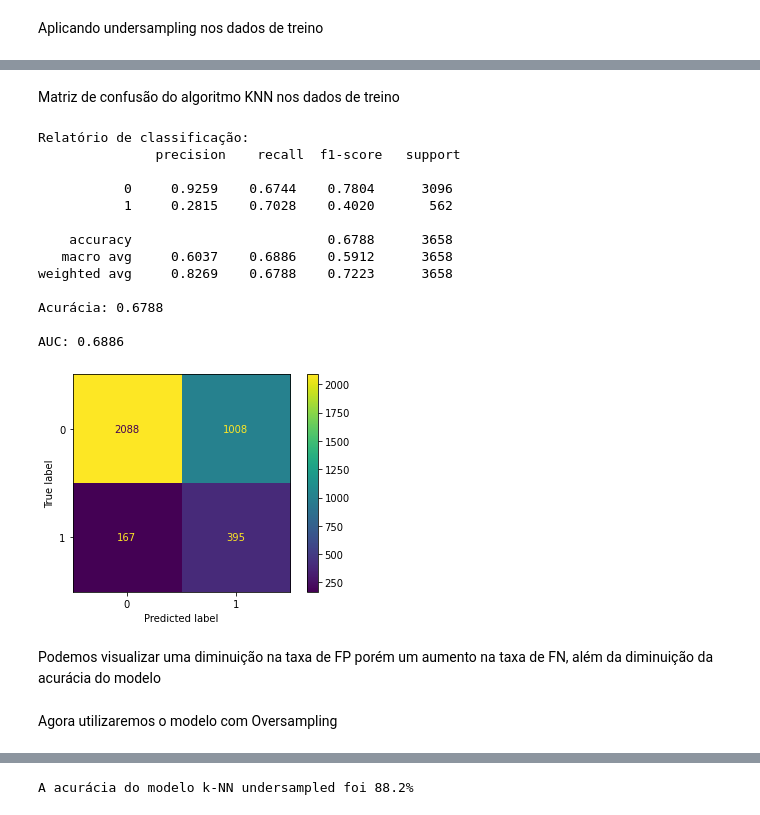
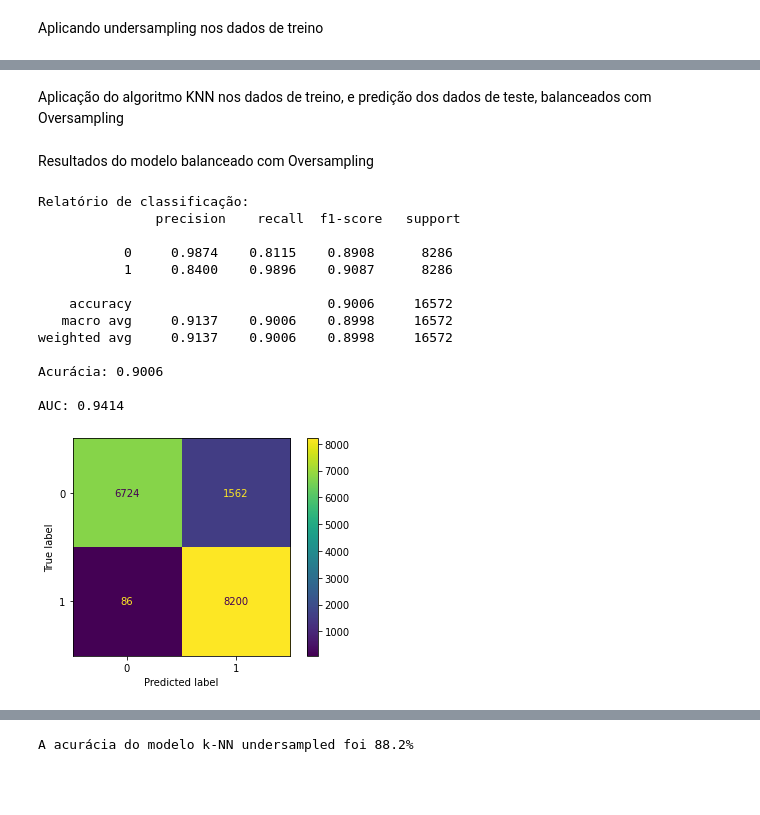
Before and after one commit to NickolasCrema/TB2_DATASCIENCE, a Jupyter notebook: dados.ipynb, the cells around one changed output, grey strips where cells are left out. Cells and saved outputs as stored; diff of their text form; code cells hidden in the pictures; blank space fills up the shorter version.

```diff
--- a/dados.ipynb
+++ b/dados.ipynb
@@ -278,6 +282,6 @@ df.drop(['job'], axis=1, inplace=True)
 # %%
 df.drop(['number_of_contacts_performed_during_campaign'], axis=1, inplace=True)
 # %%
-df= df[df['balance'] > 1000]
+df= df[df['balance'] > 0]
 df
 # %% [output]
@@ -354,9 +356,9 @@ one_sided_selection = OneSidedSelection()
 # %% [markdown]
 Aplicando undersampling nos dados de treino
 # %%
-x_rus_train, y_rus_train = under_sampler.fit_resample(x_train, y_train)
-# x_rus_train, y_rus_train = near_miss.fit_resample(x_rus_train, y_rus_train)
-# x_rus_train, y_rus_train = one_sided_selection.fit_resample(x_rus_train, y_rus_train)
+y_int = y.astype(int)
+x_rus, y_rus = under_sampler.fit_resample(x, y_int)
+x_rus_train, x_rus_test, y_rus_train, y_rus_test = train_test_split(x_rus, y_rus, stratify=y_rus, shuffle=True)
 print(pd.Series(y_rus_train).value_counts())
 sns.countplot(x=y_rus_train)
 # %% [output]
@@ -373,0 +402,5 @@ y_rus_proba = knn.predict_proba(x_test)
+# %%
+x_ros, y_ros = over_sampler.fit_resample(x, y_int)
+x_ros_train, x_ros_test, y_ros_train, y_ros_test = train_test_split(x_ros, y_ros, stratify=y_ros, shuffle=True)
+print(pd.Series(y_ros_train).value_counts())
+sns.countplot(x=y_ros_train)
@@ -374,26 +413,28 @@ y_rus_proba = knn.predict_proba(x_test)
 # %% [markdown]
-Matriz de confusão do algoritmo KNN nos dados de treino
+Aplicação do algoritmo KNN nos dados de treino, e predição dos dados de teste, balanceados com Oversampling
+# %%
+knn.fit(x_ros_train, y_ros_train)
+y_ros_pred = knn.predict(x_ros_test)
+y_ros_proba = knn.predict_proba(x_ros_test)[:,1]
+# %% [markdown]
+Resultados do modelo balanceado com Oversampling
 # %%
-ConfusionMatrixDisplay(confusion_matrix=confusion_matrix(y_test, y_rus_pred)).plot()
-print('Relatório de classificação: \n', classification_report(y_test, y_rus_pred, digits=4))
-print('Acurácia: {:.4f}\n'.format(accuracy_score(y_test, y_rus_pred)))
-print("AUC: {:.4f}\n".format(roc_auc_score(y_test, y_rus_pred)))
+ConfusionMatrixDisplay(confusion_matrix=confusion_matrix(y_ros_test, y_ros_pred)).plot()
+print('Relatório de classificação: \n', classification_report(y_ros_test, y_ros_pred, digits=4))
+print('Acurácia: {:.4f}\n'.format(accuracy_score(y_ros_test, y_ros_pred)))
+print("AUC: {:.4f}\n".format(roc_auc_score(y_ros_test, y_ros_proba)))
 # %% [output]
 Relatório de classificação:
                precision    recall  f1-score   support
 
-           0     0.9259    0.6744    0.7804      3096
-           1     0.2815    0.7028    0.4020       562
+           0     0.9874    0.8115    0.8908      8286
+           1     0.8400    0.9896    0.9087      8286
 
-    accuracy                         0.6788      3658
-   macro avg     0.6037    0.6886    0.5912      3658
-weighted avg     0.8269    0.6788    0.7223      3658
+    accuracy                         0.9006     16572
+   macro avg     0.9137    0.9006    0.8998     16572
+weighted avg     0.9137    0.9006    0.8998     16572
 
-Acurácia: 0.6788
+Acurácia: 0.9006
 
-AUC: 0.6886
+AUC: 0.9414
-[figure, old version]
+[figure, new version]
-# %% [markdown]
-Podemos visualizar uma diminuição na taxa de FP porém um aumento na taxa de FN, além da diminuição da acurácia do modelo
-# %% [markdown]
-Agora utilizaremos o modelo com Oversampling
```
Also changed, not shown: parts of 24 cells of this notebook.
